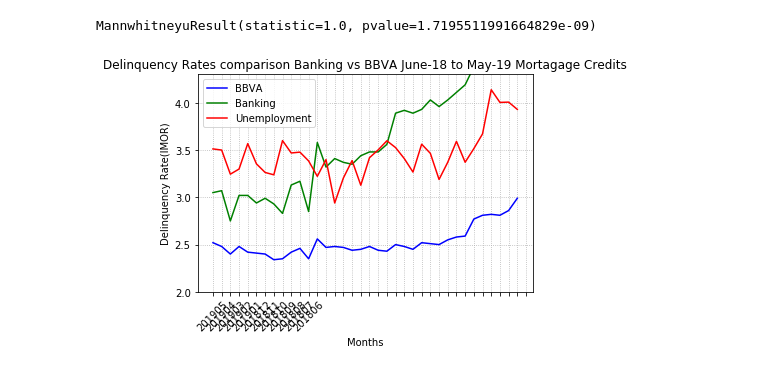
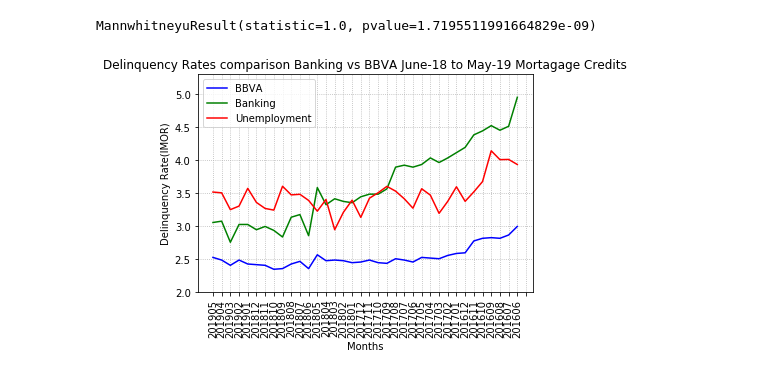
Before and after one commit to mmastermind/Project_1, a Jupyter notebook: Project1-conclusion.ipynb, the cells around one changed output. Saved outputs shown, nothing was run; the diff lists cells and outputs as text; code cells hidden in the pictures.

Commit message:
conclussion file with graph fix

```diff
--- a/Project1-conclusion.ipynb
+++ b/Project1-conclusion.ipynb
@@ -816,27 +816,27 @@ MannwhitneyuResult(statistic=1.0, pvalue=1.7195511991664829e-09)
 # %%
 #plot tendencies Banking vs BBVA
 x_axis=CV_unemploy_join["IMOR_BM"]   #BBVA = x
 x_axis2=CV_unemploy_join["IMOR_BK1"]
 x_axis3=CV_unemploy_join["tasa_desempleo"]
 #y_axis=une_imor.periodo
 plt.grid(linestyle='dotted')
 plt.plot(x_axis,'-b', label='BBVA')
 plt.plot(x_axis2,'g', label='Banking')
 plt.plot(x_axis3,'r', label='Unemployment')
 #graph=plt.bar(y_axis,height, align='center', alpha=0.9, color='r')
 
 #plt.yticks(np.arange(0, 11, 1))
 
 plt.title('Delinquency Rates comparison Banking vs BBVA June-18 to May-19 Mortagage Credits')
 plt.xlabel('Months')
 plt.ylabel('Delinquency Rate(IMOR)')
 plt.legend(loc='best')
-plt.ylim(2,4.3)
+plt.ylim(2,5.3)
 tick_location=[0,1,2,3,4,5,6,7,8,9,10,11,12,13,14,15,16,17,18,19,20,21,22,23,24,25,26,27,28,29,30,31,32,33,34,35,36]
 
-plt.xticks(tick_location,une_imor['periodo'],rotation=45)
+plt.xticks(tick_location,CV_unemploy_join['periodo'],rotation=90)
 plt.show()
 # %% [output]
-[figure, old version]
+[figure, new version]
 # %%
 ,,
```
